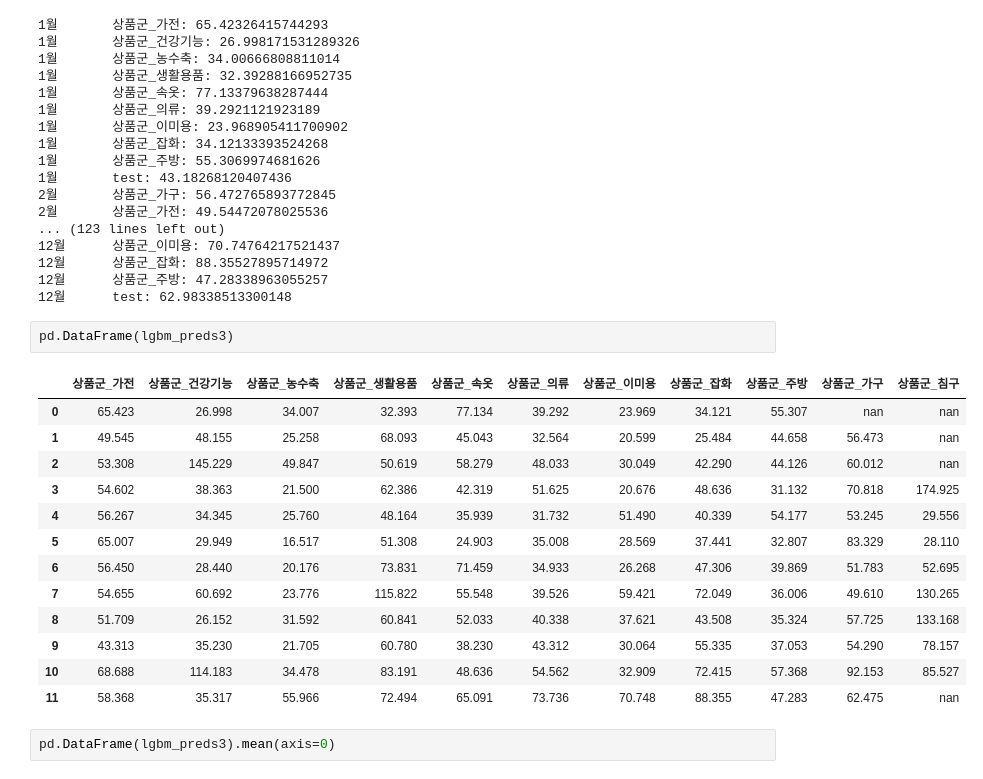
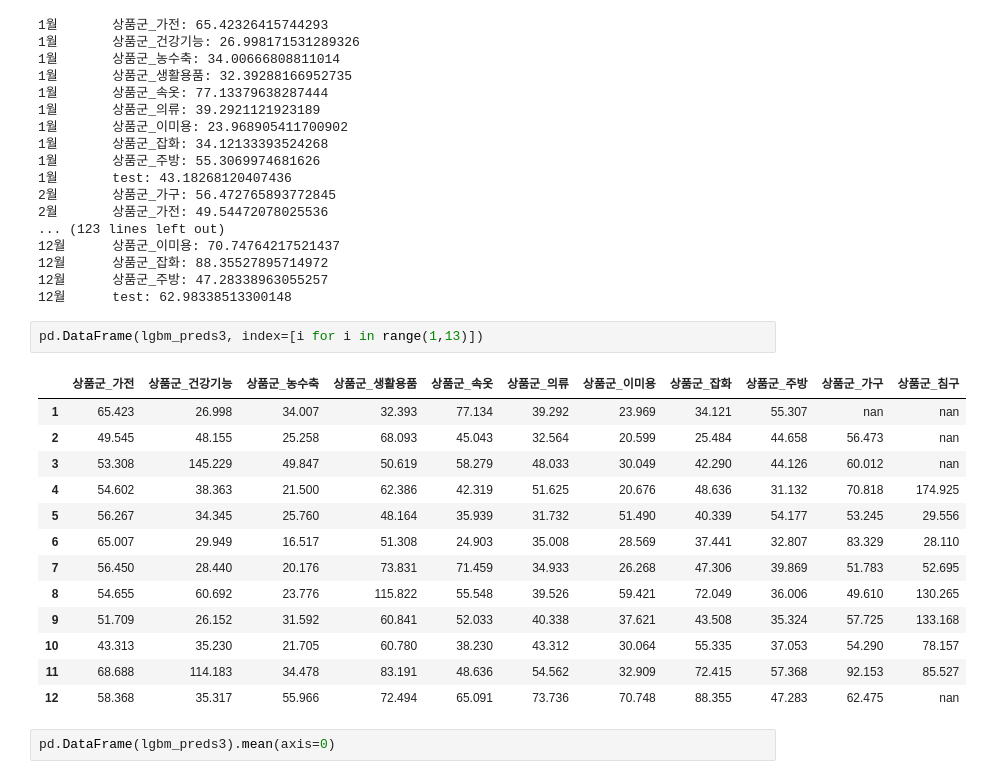
Before and after one commit to cryingjin/Shopping_GG, a Jupyter notebook: Modeling/0907_CV.ipynb, the cells around one changed output. Drawn from its saved outputs; the diff is of its cells as text.

```diff
--- a/Modeling/0907_CV.ipynb
+++ b/Modeling/0907_CV.ipynb
@@ -236,22 +236,22 @@ lgbm_preds3 = lgbm_model4(X, y2, lgb_params2)
 12월      상품군_잡화: 88.35527895714972
 12월      상품군_주방: 47.28338963055257
 12월      test: 62.98338513300148
-# %%
-pd.DataFrame(lgbm_preds3)
-# %% [output]
-|  | 상품군_가전 | 상품군_건강기능 | 상품군_농수축 | 상품군_생활용품 | 상품군_속옷 | 상품군_의류 | 상품군_이미용 | 상품군_잡화 | 상품군_주방 | 상품군_가구 | 상품군_침구 |
-| 0 | 65.423 | 26.998 | 34.007 | 32.393 | 77.134 | 39.292 | 23.969 | 34.121 | 55.307 | nan | nan |
-| 1 | 49.545 | 48.155 | 25.258 | 68.093 | 45.043 | 32.564 | 20.599 | 25.484 | 44.658 | 56.473 | nan |
-| 2 | 53.308 | 145.229 | 49.847 | 50.619 | 58.279 | 48.033 | 30.049 | 42.290 | 44.126 | 60.012 | nan |
-| 3 | 54.602 | 38.363 | 21.500 | 62.386 | 42.319 | 51.625 | 20.676 | 48.636 | 31.132 | 70.818 | 174.925 |
-| 4 | 56.267 | 34.345 | 25.760 | 48.164 | 35.939 | 31.732 | 51.490 | 40.339 | 54.177 | 53.245 | 29.556 |
-| 5 | 65.007 | 29.949 | 16.517 | 51.308 | 24.903 | 35.008 | 28.569 | 37.441 | 32.807 | 83.329 | 28.110 |
-| 6 | 56.450 | 28.440 | 20.176 | 73.831 | 71.459 | 34.933 | 26.268 | 47.306 | 39.869 | 51.783 | 52.695 |
-| 7 | 54.655 | 60.692 | 23.776 | 115.822 | 55.548 | 39.526 | 59.421 | 72.049 | 36.006 | 49.610 | 130.265 |
-| 8 | 51.709 | 26.152 | 31.592 | 60.841 | 52.033 | 40.338 | 37.621 | 43.508 | 35.324 | 57.725 | 133.168 |
-| 9 | 43.313 | 35.230 | 21.705 | 60.780 | 38.230 | 43.312 | 30.064 | 55.335 | 37.053 | 54.290 | 78.157 |
-| 10 | 68.688 | 114.183 | 34.478 | 83.191 | 48.636 | 54.562 | 32.909 | 72.415 | 57.368 | 92.153 | 85.527 |
-| 11 | 58.368 | 35.317 | 55.966 | 72.494 | 65.091 | 73.736 | 70.748 | 88.355 | 47.283 | 62.475 | nan |
+# %%
+pd.DataFrame(lgbm_preds3, index=[i for i in range(1,13)])
+# %% [output]
+|  | 상품군_가전 | 상품군_건강기능 | 상품군_농수축 | 상품군_생활용품 | 상품군_속옷 | 상품군_의류 | 상품군_이미용 | 상품군_잡화 | 상품군_주방 | 상품군_가구 | 상품군_침구 |
+| 1 | 65.423 | 26.998 | 34.007 | 32.393 | 77.134 | 39.292 | 23.969 | 34.121 | 55.307 | nan | nan |
+| 2 | 49.545 | 48.155 | 25.258 | 68.093 | 45.043 | 32.564 | 20.599 | 25.484 | 44.658 | 56.473 | nan |
+| 3 | 53.308 | 145.229 | 49.847 | 50.619 | 58.279 | 48.033 | 30.049 | 42.290 | 44.126 | 60.012 | nan |
+| 4 | 54.602 | 38.363 | 21.500 | 62.386 | 42.319 | 51.625 | 20.676 | 48.636 | 31.132 | 70.818 | 174.925 |
+| 5 | 56.267 | 34.345 | 25.760 | 48.164 | 35.939 | 31.732 | 51.490 | 40.339 | 54.177 | 53.245 | 29.556 |
+| 6 | 65.007 | 29.949 | 16.517 | 51.308 | 24.903 | 35.008 | 28.569 | 37.441 | 32.807 | 83.329 | 28.110 |
+| 7 | 56.450 | 28.440 | 20.176 | 73.831 | 71.459 | 34.933 | 26.268 | 47.306 | 39.869 | 51.783 | 52.695 |
+| 8 | 54.655 | 60.692 | 23.776 | 115.822 | 55.548 | 39.526 | 59.421 | 72.049 | 36.006 | 49.610 | 130.265 |
+| 9 | 51.709 | 26.152 | 31.592 | 60.841 | 52.033 | 40.338 | 37.621 | 43.508 | 35.324 | 57.725 | 133.168 |
+| 10 | 43.313 | 35.230 | 21.705 | 60.780 | 38.230 | 43.312 | 30.064 | 55.335 | 37.053 | 54.290 | 78.157 |
+| 11 | 68.688 | 114.183 | 34.478 | 83.191 | 48.636 | 54.562 | 32.909 | 72.415 | 57.368 | 92.153 | 85.527 |
+| 12 | 58.368 | 35.317 | 55.966 | 72.494 | 65.091 | 73.736 | 70.748 | 88.355 | 47.283 | 62.475 | nan |
 # %%
 pd.DataFrame(lgbm_preds3).mean(axis=0)
 # %% [output]
```
Also changed, not shown: parts of 1 cell of this notebook.
